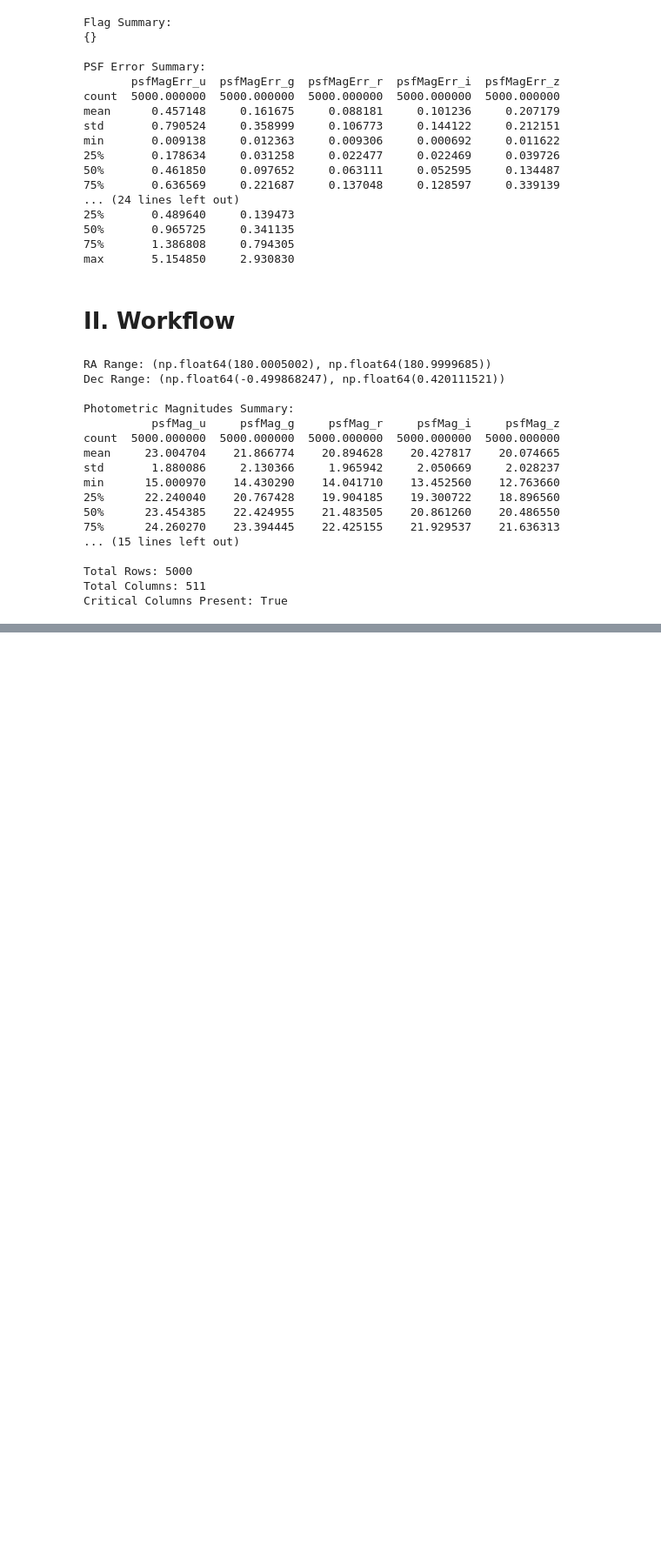
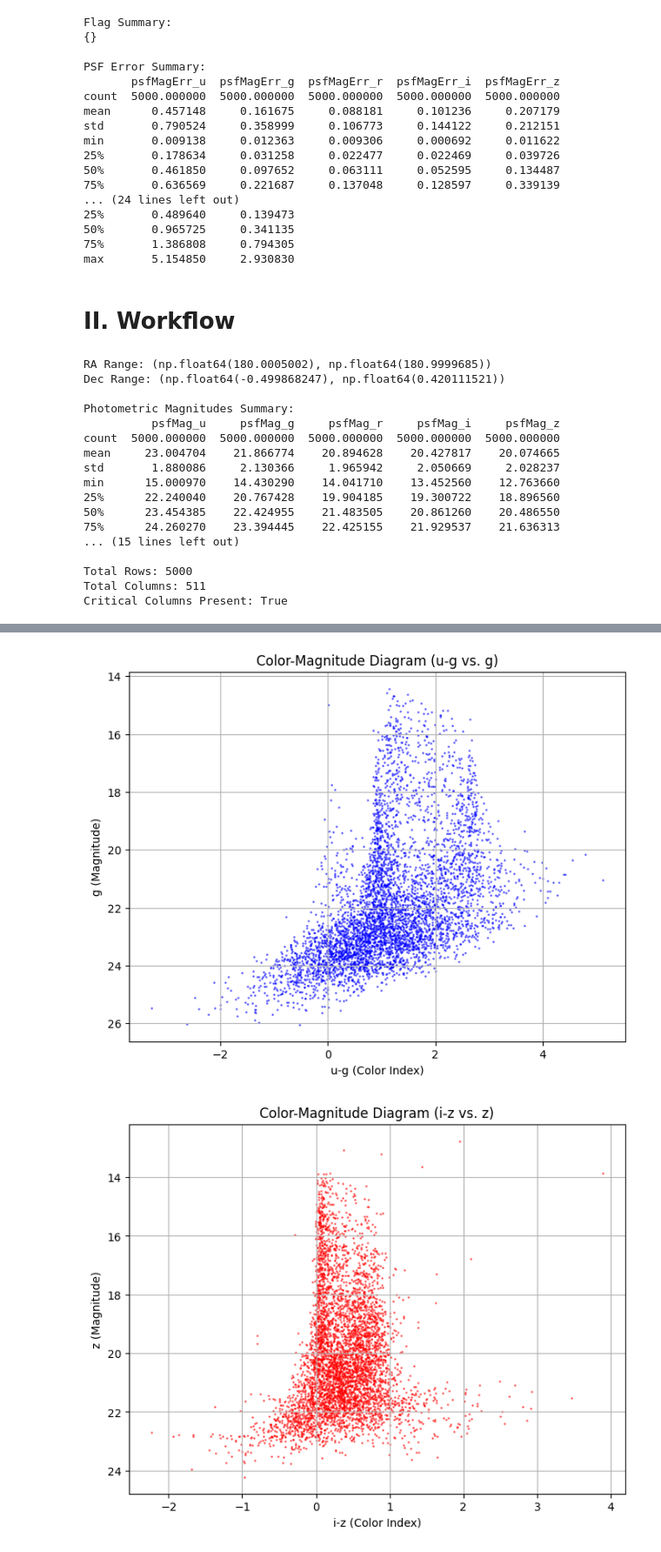
Before and after one commit to Fr4nc3/SDSS_Release_17_system_model, a Jupyter notebook: sdss_data.ipynb, the cells around one changed output, grey strips where cells are left out. Shown: that part at 87% size. Cells and saved outputs as stored; diff of their text form; code cells hidden in the pictures; blank space fills up the shorter version.

```diff
--- a/sdss_data.ipynb
+++ b/sdss_data.ipynb
@@ -306,0 +304,27 @@ plt.show()
+# %%
+
+data['u-g'] = data['psfMag_u'] - data['psfMag_g']
+data['i-z'] = data['psfMag_i'] - data['psfMag_z']
+
+
+plt.figure(figsize=(8, 6))
+plt.scatter(data['u-g'], data['psfMag_g'], s=1, alpha=0.5, color='blue')
+plt.gca().invert_yaxis()  # Invert y-axis for magnitude
+plt.title('Color-Magnitude Diagram (u-g vs. g)')
+plt.xlabel('u-g (Color Index)')
+plt.ylabel('g (Magnitude)')
+plt.grid()
+plt.show()
+
+
+plt.figure(figsize=(8, 6))
+plt.scatter(data['i-z'], data['psfMag_z'], s=1, alpha=0.5, color='red')
+plt.gca().invert_yaxis()  # Invert y-axis for magnitude
+plt.title('Color-Magnitude Diagram (i-z vs. z)')
+plt.xlabel('i-z (Color Index)')
+plt.ylabel('z (Magnitude)')
+plt.grid()
+plt.show()
+# %% [output]
+[figure, added]
+[figure, added]
```
Also changed, not shown: parts of 13 cells of this notebook, 1 other file.
